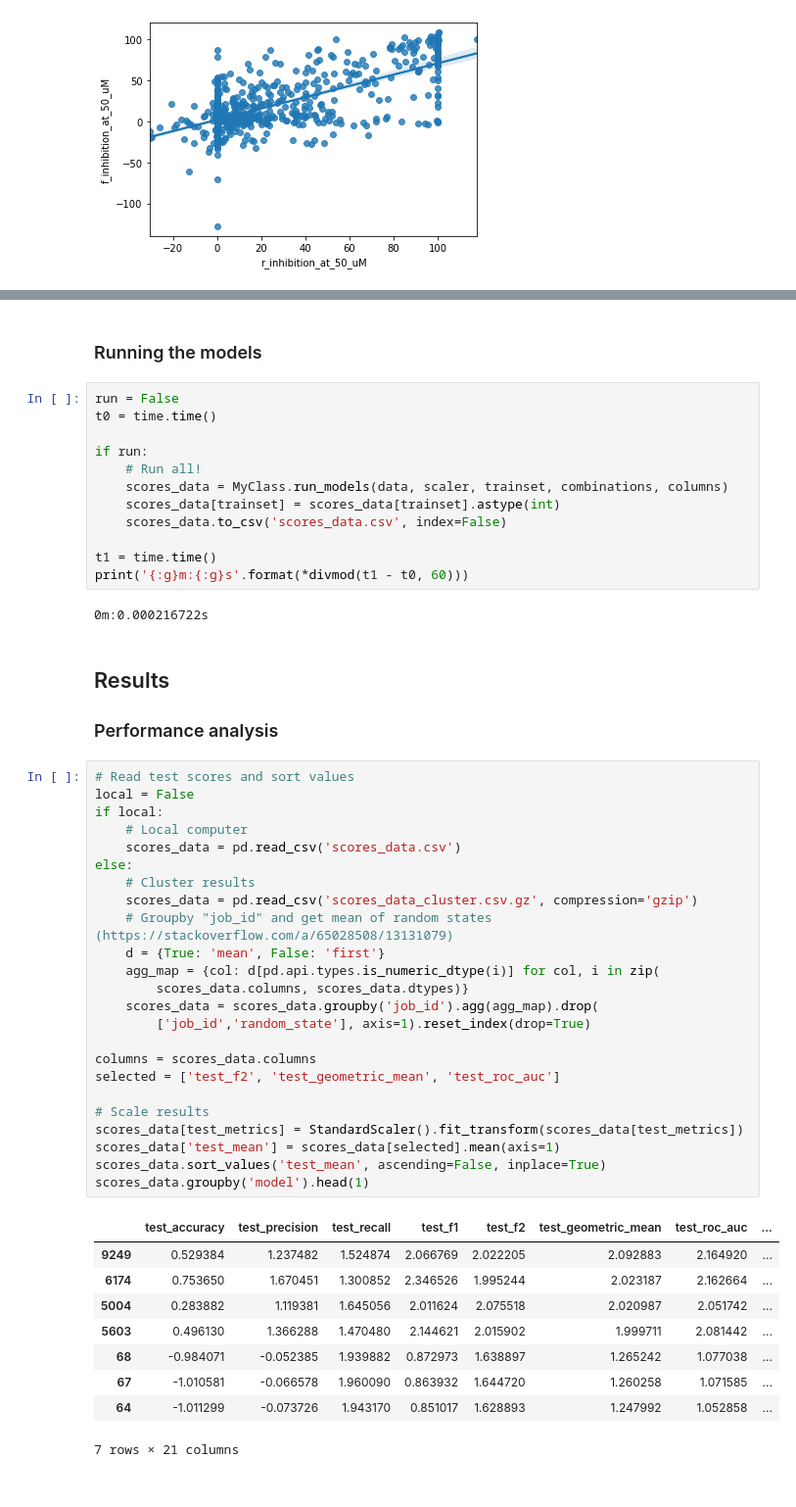
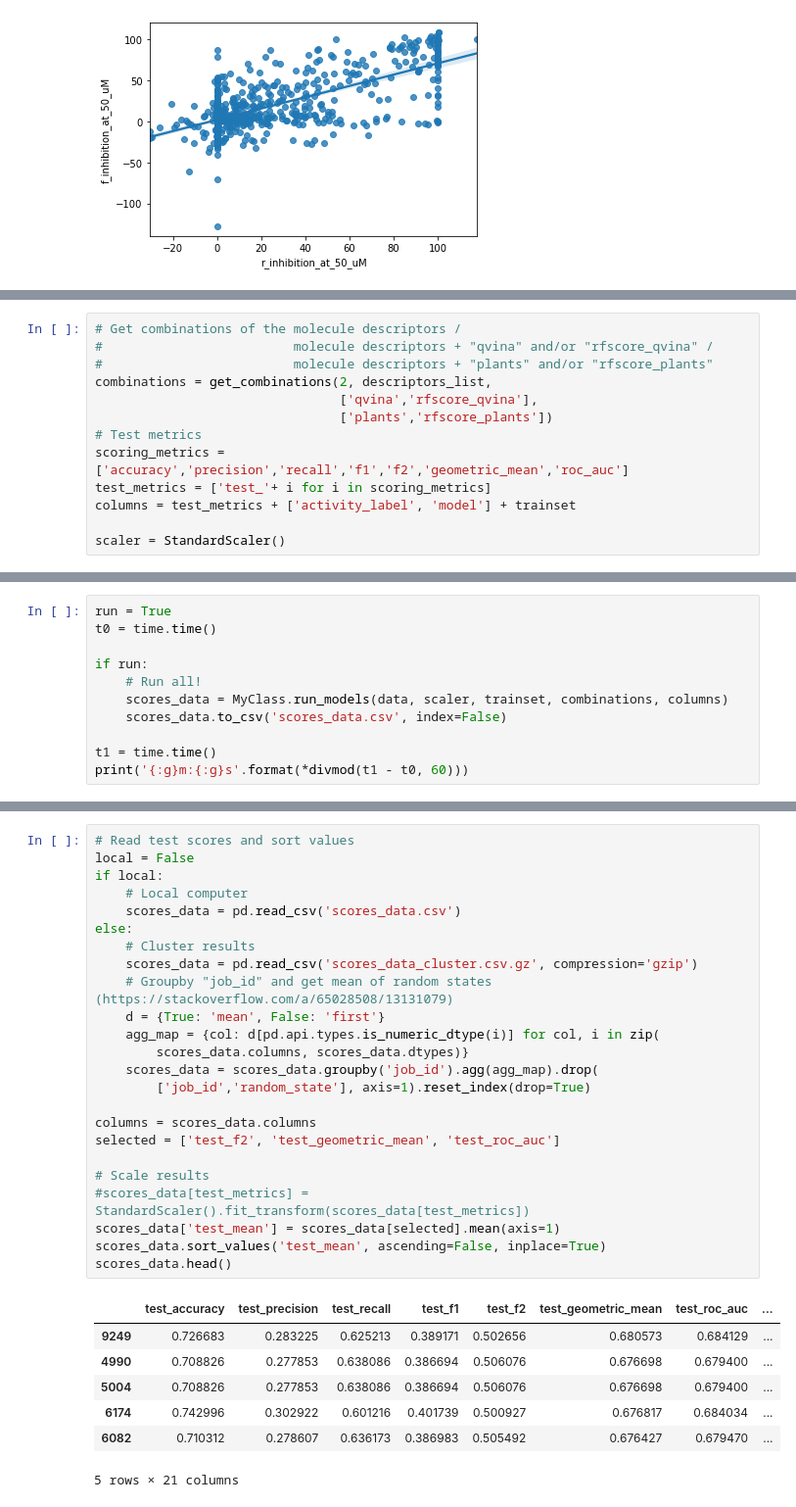
Before and after one commit to caiocrocha/SarsCov2Classifier, a Jupyter notebook: ML.ipynb, the cells around one changed output, grey strips where cells are left out. Shown at 98% size. Saved outputs shown, nothing was run; the diff lists cells and outputs as text.

```diff
--- a/ML.ipynb
+++ b/ML.ipynb
@@ -228,0 +403,13 @@ g.map(sns.histplot, 'value', kde=True)
+# %%
+# Get combinations of the molecule descriptors /
+#                         molecule descriptors + "qvina" and/or "rfscore_qvina" /
+#                         molecule descriptors + "plants" and/or "rfscore_plants"
+combinations = get_combinations(2, descriptors_list,
+                                ['qvina','rfscore_qvina'],
+                                ['plants','rfscore_plants'])
+# Test metrics
+scoring_metrics = ['accuracy','precision','recall','f1','f2','geometric_mean','roc_auc']
+test_metrics = ['test_'+ i for i in scoring_metrics]
+columns = test_metrics + ['activity_label', 'model'] + trainset
+
+scaler = StandardScaler()
@@ -228,0 +419,11 @@ g.map(sns.histplot, 'value', kde=True)
+# %%
+run = True
+t0 = time.time()
+
+if run:
+    # Run all!
+    scores_data = MyClass.run_models(data, scaler, trainset, combinations, columns)
+    scores_data.to_csv('scores_data.csv', index=False)
+
+t1 = time.time()
+print('{:g}m:{:g}s'.format(*divmod(t1 - t0, 60)))
@@ -382,56 +487,32 @@ scaler = StandardScaler()
-# %% [markdown]
-<a id='running'></a>
-### Running the models
-# %%
-run = False
-t0 = time.time()
-
-if run:
-    # Run all!
-    scores_data = MyClass.run_models(data, scaler, trainset, combinations, columns)
-    scores_data[trainset] = scores_data[trainset].astype(int)
-    scores_data.to_csv('scores_data.csv', index=False)
-
-t1 = time.time()
-print('{:g}m:{:g}s'.format(*divmod(t1 - t0, 60)))
-# %% [output]
-0m:0.000216722s
-# %% [markdown]
-<a id='results'></a>
-## Results
-<a id='performance_analysis'></a>
-### Performance analysis
 # %%
 # Read test scores and sort values
 local = False
 if local:
     # Local computer
     scores_data = pd.read_csv('scores_data.csv')
 else:
     # Cluster results
     scores_data = pd.read_csv('scores_data_cluster.csv.gz', compression='gzip')
     # Groupby "job_id" and get mean of random states (https://stackoverflow.com/a/65028508/13131079)
     d = {True: 'mean', False: 'first'}
     agg_map = {col: d[pd.api.types.is_numeric_dtype(i)] for col, i in zip(
         scores_data.columns, scores_data.dtypes)}
     scores_data = scores_data.groupby('job_id').agg(agg_map).drop(
         ['job_id','random_state'], axis=1).reset_index(drop=True)
 
 columns = scores_data.columns
 selected = ['test_f2', 'test_geometric_mean', 'test_roc_auc']
 
 # Scale results
-scores_data[test_metrics] = StandardScaler().fit_transform(scores_data[test_metrics])
+#scores_data[test_metrics] = StandardScaler().fit_transform(scores_data[test_metrics])
 scores_data['test_mean'] = scores_data[selected].mean(axis=1)
 scores_data.sort_values('test_mean', ascending=False, inplace=True)
-scores_data.groupby('model').head(1)
+scores_data.head()
 # %% [output]
 |  | test_accuracy | test_precision | test_recall | test_f1 | test_f2 | test_geometric_mean | test_roc_auc | ... |
-| 9249 | 0.529384 | 1.237482 | 1.524874 | 2.066769 | 2.022205 | 2.092883 | 2.164920 | ... |
-| 6174 | 0.753650 | 1.670451 | 1.300852 | 2.346526 | 1.995244 | 2.023187 | 2.162664 | ... |
-| 5004 | 0.283882 | 1.119381 | 1.645056 | 2.011624 | 2.075518 | 2.020987 | 2.051742 | ... |
-| 5603 | 0.496130 | 1.366288 | 1.470480 | 2.144621 | 2.015902 | 1.999711 | 2.081442 | ... |
-| 68 | -0.984071 | -0.052385 | 1.939882 | 0.872973 | 1.638897 | 1.265242 | 1.077038 | ... |
-| 67 | -1.010581 | -0.066578 | 1.960090 | 0.863932 | 1.644720 | 1.260258 | 1.071585 | ... |
-| 64 | -1.011299 | -0.073726 | 1.943170 | 0.851017 | 1.628893 | 1.247992 | 1.052858 | ... |
+| 9249 | 0.726683 | 0.283225 | 0.625213 | 0.389171 | 0.502656 | 0.680573 | 0.684129 | ... |
+| 4990 | 0.708826 | 0.277853 | 0.638086 | 0.386694 | 0.506076 | 0.676698 | 0.679400 | ... |
+| 5004 | 0.708826 | 0.277853 | 0.638086 | 0.386694 | 0.506076 | 0.676698 | 0.679400 | ... |
+| 6174 | 0.742996 | 0.302922 | 0.601216 | 0.401739 | 0.500927 | 0.676817 | 0.684034 | ... |
+| 6082 | 0.710312 | 0.278607 | 0.636173 | 0.386983 | 0.505492 | 0.676427 | 0.679470 | ... |
-7 rows × 21 columns
+5 rows × 21 columns
```
Also changed, not shown: parts of 54 cells of this notebook, 9 other files.
